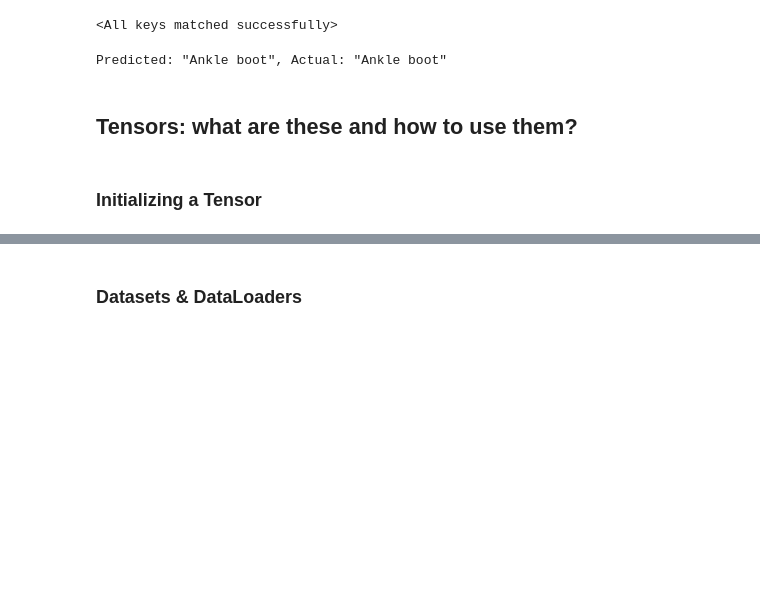
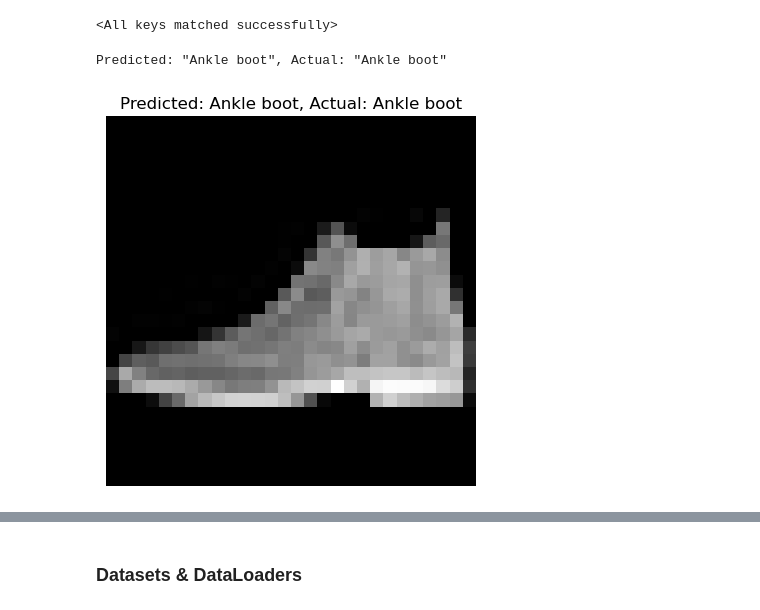
Before and after one commit to AnjaliML/ML101, a Jupyter notebook: ML_basics.ipynb, the cells around one changed output, grey strips where cells are left out. Saved outputs shown, nothing was run; the diff lists cells and outputs as text; code cells hidden in the pictures; blank space fills up the shorter version.

```diff
--- a/ML_basics.ipynb
+++ b/ML_basics.ipynb
@@ -163,25 +185,29 @@ model.load_state_dict(torch.load("model.pth"))
 # %%
 classes = [
     "T-shirt/top",
     "Trouser",
     "Pullover",
     "Dress",
     "Coat",
     "Sandal",
     "Shirt",
     "Sneaker",
     "Bag",
     "Ankle boot",
 ]
 
 model.eval()
 x, y = test_data[0][0], test_data[0][1]
 with torch.no_grad():
     x = x.to(device)
     pred = model(x)
     predicted, actual = classes[pred[0].argmax(0)], classes[y]
     print(f'Predicted: "{predicted}", Actual: "{actual}"')
+    # Visualize the image
+    plt.imshow(x.cpu().squeeze(), cmap='gray')
+    plt.title(f'Predicted: {predicted}, Actual: {actual}')
+    plt.axis('off')
+    plt.show()
 # %% [output]
 Predicted: "Ankle boot", Actual: "Ankle boot"
+[figure, added]
-# %% [markdown]
-## Tensors: what are these and how to use them?
@@ -190,2 +213,0 @@ import numpy as np
-# %% [markdown]
-### Initializing a Tensor
```
Also changed, not shown: parts of 196 cells of this notebook, 4 other files.
